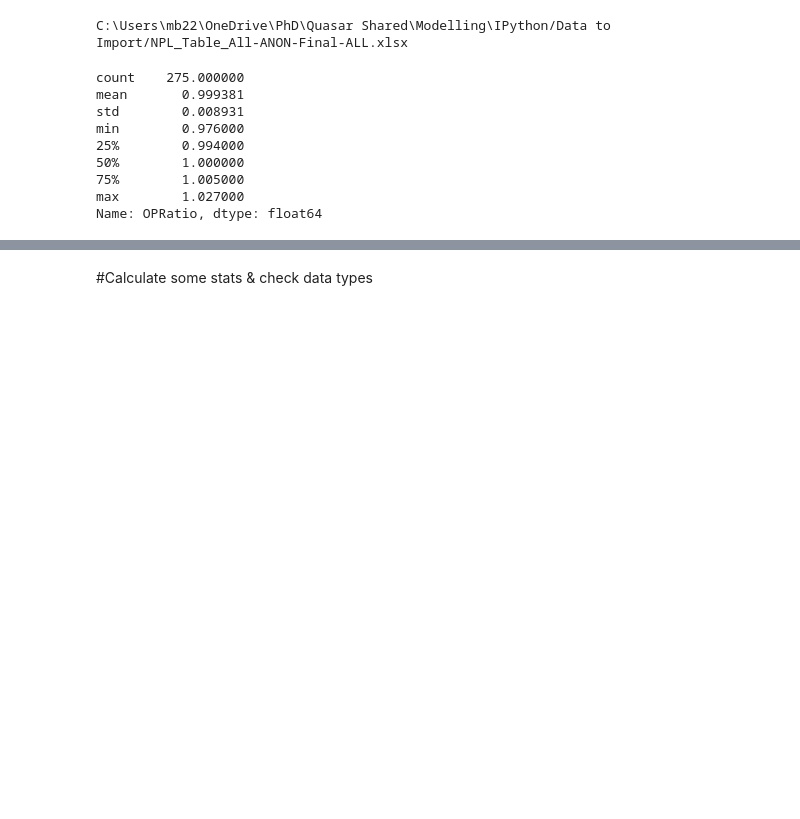
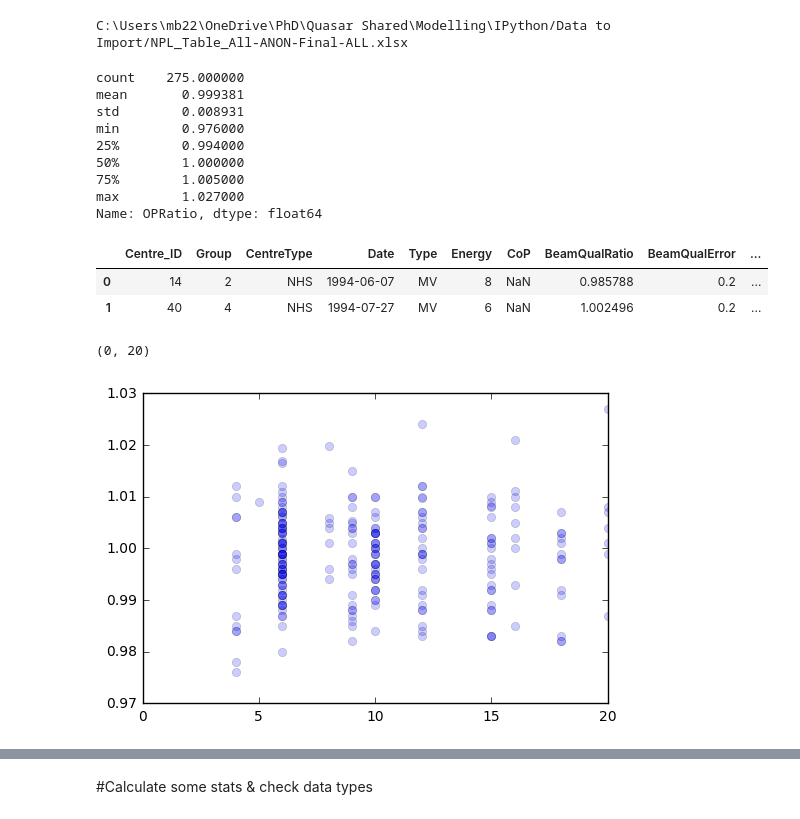
Before and after one commit to mbolt01/InitialCode, a Jupyter notebook: NPL Data Plots - All Data-NHS+pp.ipynb, the cells around one changed output, grey strips where cells are left out. Drawn from its saved outputs; the diff is of its cells as text; code cells hidden in the pictures; blank space fills up the shorter version.

```diff
--- a/NPL Data Plots - All Data-NHS+pp.ipynb
+++ b/NPL Data Plots - All Data-NHS+pp.ipynb
@@ -39,3 +39,17 @@ min        0.976000
 75%        1.005000
 max        1.027000
 Name: OPRatio, dtype: float64
+# %%
+all_data.head(2)
+# %% [output]
+|  | Centre_ID | Group | CentreType | Date | Type | Energy | CoP | BeamQualRatio | BeamQualError | ... |
+| 0 | 14 | 2 | NHS | 1994-06-07 | MV | 8 | NaN | 0.985788 | 0.2 | ... |
+| 1 | 40 | 4 | NHS | 1994-07-27 | MV | 6 | NaN | 1.002496 | 0.2 | ... |
+# %%
+## produce scatterplot matrix
+
+plt.plot(all_data['Energy'],all_data['OPRatio'],ls='',marker='o',alpha=0.2)
+plt.xlim(0,20)
+# %% [output]
+(0, 20)
+[figure, added]
```
Also changed, not shown: parts of 36 cells of this notebook, 44 other files.
